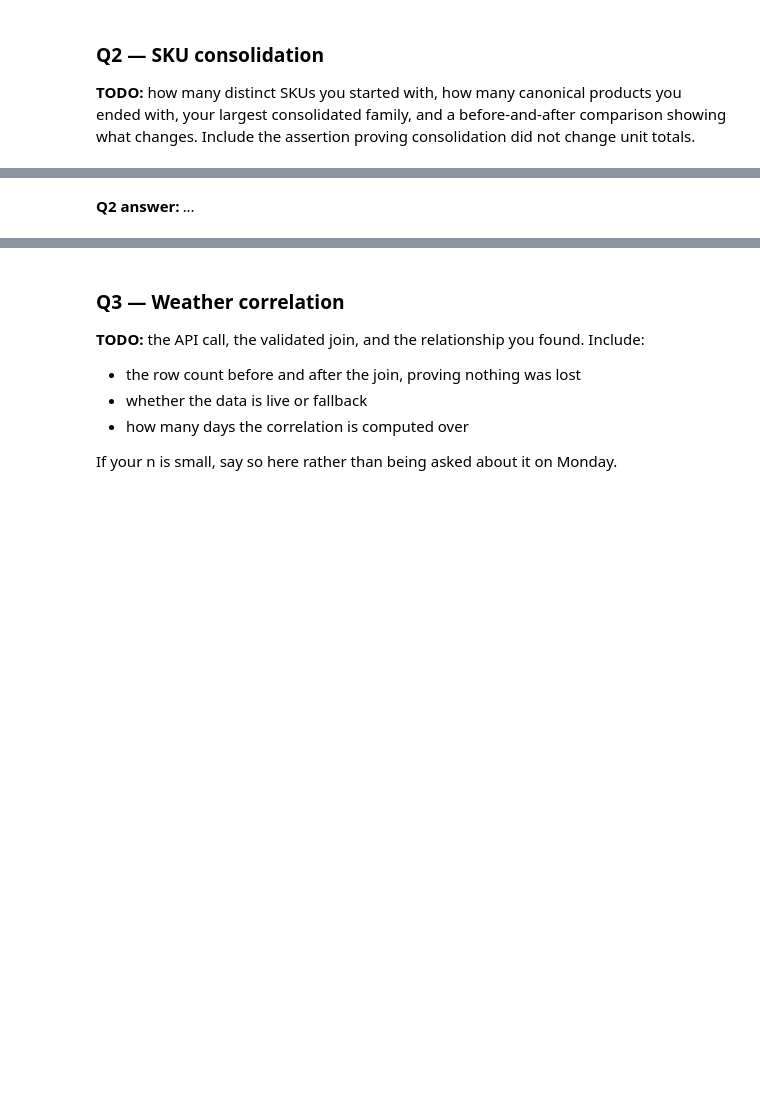
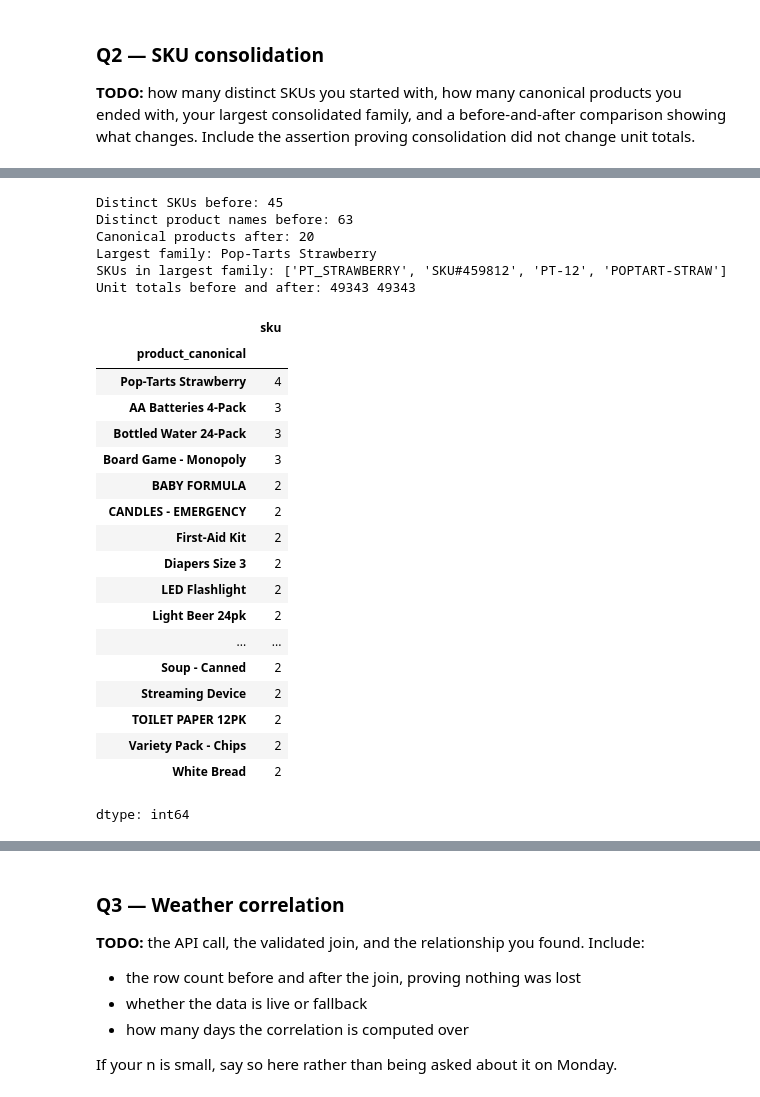
Before and after one commit to Angela-Benedict/ds2002-fa26, a Jupyter notebook: notebooks/walmart-hurricane-project/2026-10-30 — Midterm Progress — Lab.ipynb, the cells around one changed output, grey strips where cells are left out. Saved outputs shown, nothing was run; the diff lists cells and outputs as text; code cells hidden in the pictures; blank space fills up the shorter version.

```diff
--- a/notebooks/walmart-hurricane-project/2026-10-30 — Midterm Progress — Lab.ipynb
+++ b/notebooks/walmart-hurricane-project/2026-10-30 — Midterm Progress — Lab.ipynb
@@ -337,2 +172,66 @@ Consolidation preserved all original SKUs and rows.
-# %% [markdown]
-**Q2 answer:** _..._
+# %%
+import pandas as pd
+
+url = "https://raw.githubusercontent.com/Angela-Benedict/ds2002-fa26/main/notebooks/walmart-hurricane-project/data/walmart_transactions.csv"
+sales = pd.read_csv(url).drop_duplicates()
+sales["quantity"] = pd.to_numeric(sales["quantity"], errors="coerce")
+sales["name_clean"] = sales["product_name"].str.strip().str.lower()
+
+print("Distinct SKUs before:", sales["sku"].nunique())
+print("Distinct product names before:", sales["product_name"].nunique())
+
+# skus sold under the same name are the same product
+parent = {sku: sku for sku in sales["sku"].unique()}
+
+def find(sku):
+    while parent[sku] != sku:
+        sku = parent[sku]
+    return sku
+
+for name, skus in sales.groupby("name_clean")["sku"].unique().items():
+    for sku in skus[1:]:
+        parent[find(sku)] = find(skus[0])
+
+sales["group"] = sales["sku"].map(find)
+canonical = sales.groupby("group")["product_name"].agg(lambda x: x.str.strip().value_counts().index[0])
+sales["product_canonical"] = sales["group"].map(canonical)
+
+print("Canonical products after:", sales["product_canonical"].nunique())
+
+families = sales.groupby("product_canonical")["sku"].unique()
+largest = families.str.len().idxmax()
+print("Largest family:", largest)
+print("SKUs in largest family:", list(families[largest]))
+
+units_before = sales.groupby("sku")["quantity"].sum().sum()
+units_after = sales.groupby("product_canonical")["quantity"].sum().sum()
+assert units_before == units_after
+print("Unit totals before and after:", units_before, units_after)
+
+sales.groupby("product_canonical")["sku"].nunique().sort_values(ascending=False)
+# %% [output]
+Distinct SKUs before: 45
+Distinct product names before: 63
+Canonical products after: 20
+Largest family: Pop-Tarts Strawberry
+SKUs in largest family: ['PT_STRAWBERRY', 'SKU#459812', 'PT-12', 'POPTART-STRAW']
+Unit totals before and after: 49343 49343
+|  | sku |
+| product_canonical |  |
+| Pop-Tarts Strawberry | 4 |
+| AA Batteries 4-Pack | 3 |
+| Bottled Water 24-Pack | 3 |
+| Board Game - Monopoly | 3 |
+| BABY FORMULA | 2 |
+| CANDLES - EMERGENCY | 2 |
+| First-Aid Kit | 2 |
+| Diapers Size 3 | 2 |
+| LED Flashlight | 2 |
+| Light Beer 24pk | 2 |
+| ... | ... |
+| Soup - Canned | 2 |
+| Streaming Device | 2 |
+| TOILET PAPER 12PK | 2 |
+| Variety Pack - Chips | 2 |
+| White Bread | 2 |
+dtype: int64
```
Also changed, not shown: parts of 4 cells of this notebook.
